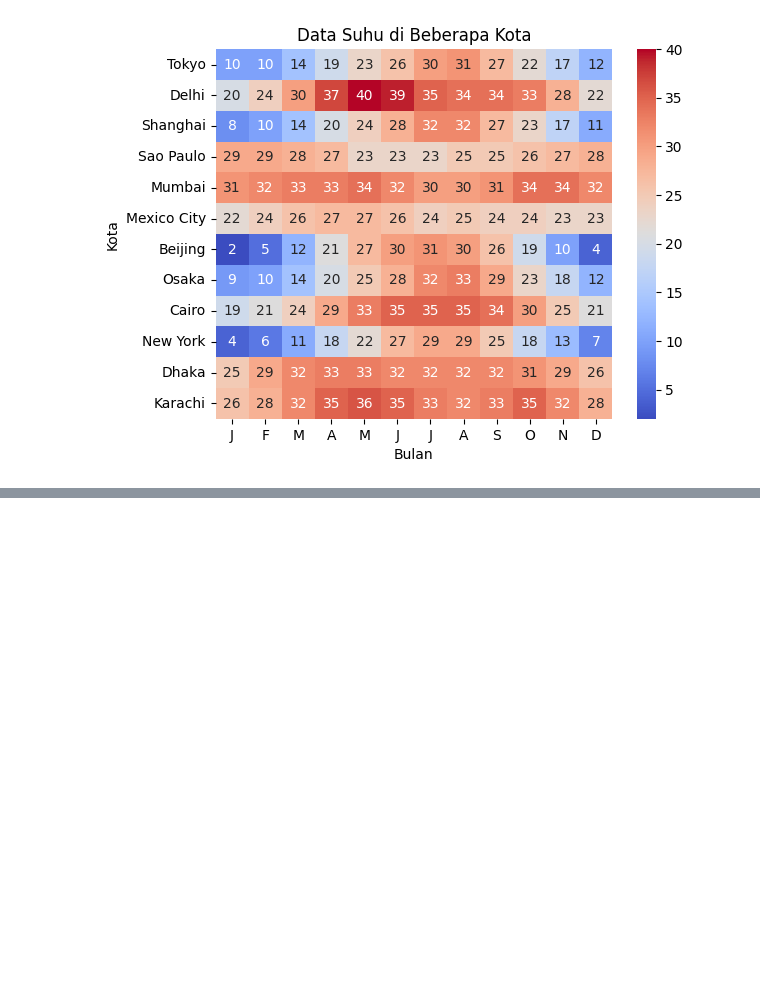
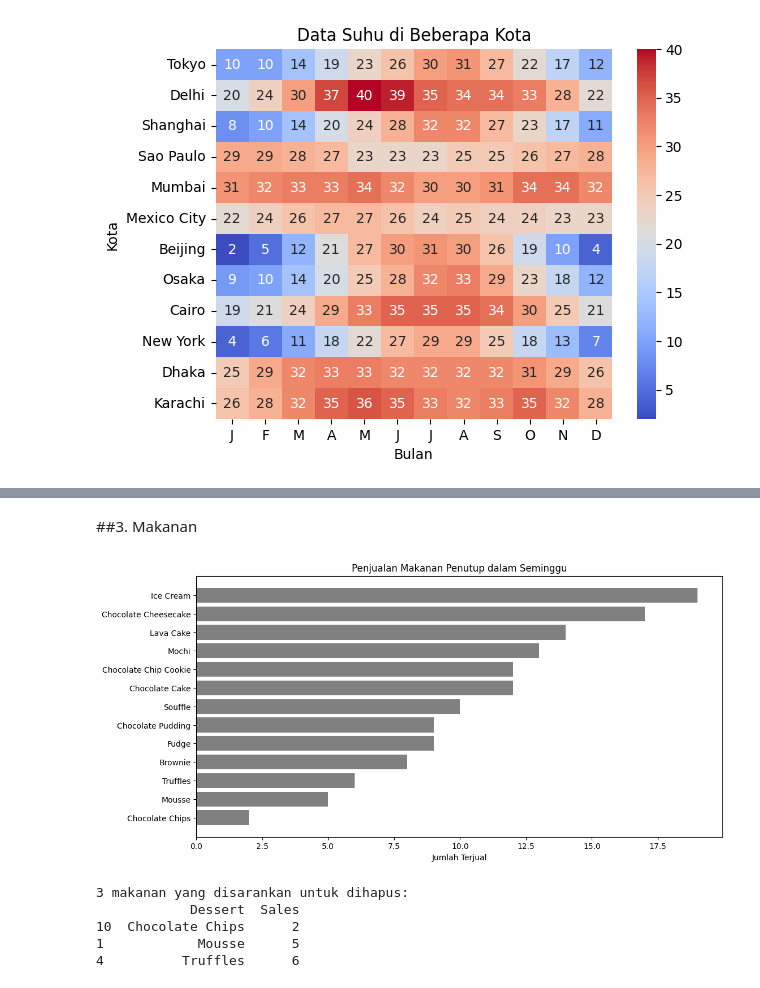
Before and after one commit to Agtna/AI-2025, a Jupyter notebook: Jobsheet_6.ipynb, the cells around one changed output, grey strips where cells are left out. Cells and saved outputs as stored; diff of their text form; code cells hidden in the pictures; blank space fills up the shorter version.

```diff
--- a/Jobsheet_6.ipynb
+++ b/Jobsheet_6.ipynb
@@ -133,0 +185,41 @@ plt.show()
+# %% [markdown]
+##3. Makanan
+# %%
+import pandas as pd
+
+dessert_df = pd.DataFrame(list(dessert_sales.items()), columns=['Dessert', 'Sales'])
+dessert_df.sort_values('Sales', inplace=True)
+
+dessert_sales = {
+    'Lava Cake': 14,
+    'Mousse': 5,
+    'Chocolate Cake': 12,
+    'Ice Cream': 19,
+    'Truffles': 6,
+    'Brownie': 8,
+    'Chocolate Chip Cookie': 12,
+    'Chocolate Pudding': 9,
+    'Souffle': 10,
+    'Chocolate Cheesecake': 17,
+    'Chocolate Chips': 2,
+    'Fudge': 9,
+    'Mochi': 13,
+}
+
+
+
+plt.figure(figsize=(12,6))
+plt.barh(dessert_df['Dessert'], dessert_df['Sales'], color='gray')
+plt.title("Penjualan Makanan Penutup dalam Seminggu")
+plt.xlabel("Jumlah Terjual")
+plt.show()
+
+print("3 makanan yang disarankan untuk dihapus:")
+print(dessert_df.head(3))
+# %% [output]
+[figure, added]
+3 makanan yang disarankan untuk dihapus:
+            Dessert  Sales
+10  Chocolate Chips      2
+1            Mousse      5
+4          Truffles      6
```
Also changed, not shown: parts of 9 cells of this notebook.
